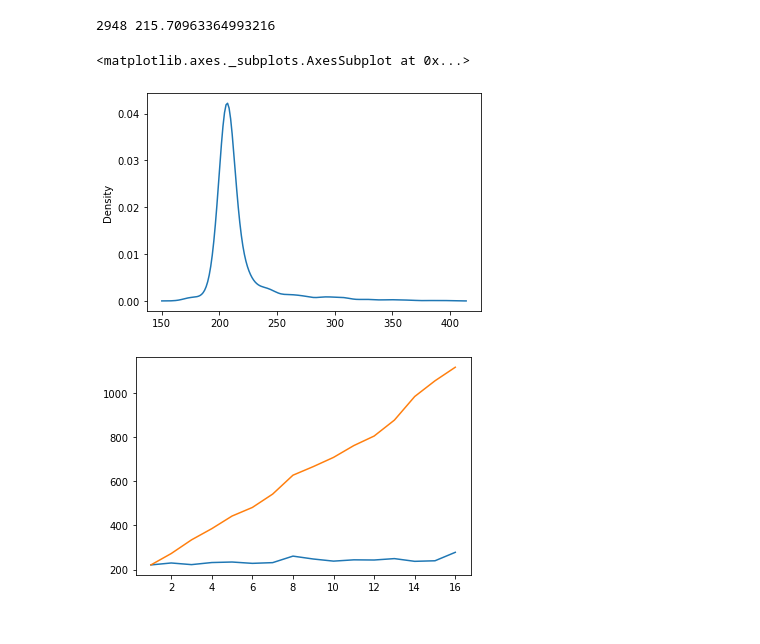
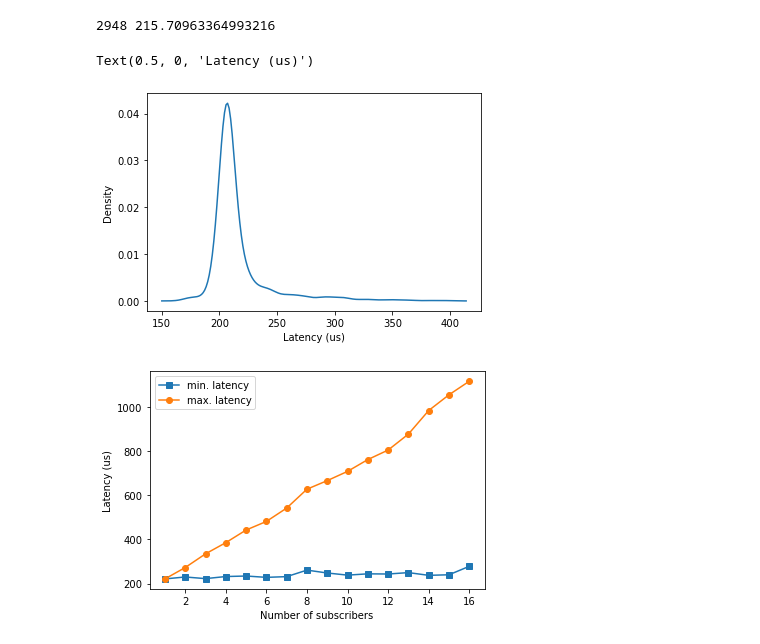
Before and after one commit to jkxjkx1031/ROS2-benchmark, a Jupyter notebook: experiments/stats/stats.ipynb, the cells around one changed output. Cells and saved outputs as stored; diff of their text form; code cells hidden in the pictures.

Commit message:
update plots

```diff
--- a/experiments/stats/stats.ipynb
+++ b/experiments/stats/stats.ipynb
@@ -1,18 +1,19 @@
 # %%
 import numpy as np
 import pandas as pd
 import matplotlib.pyplot as plt
 import seaborn as sns
 
 latency = np.loadtxt('../topic_test/latency_dist.txt')
 latency = np.extract(latency<400, latency)
 
 print(latency.shape[0], np.average(latency))
 sns.distplot(latency, hist=False)
+plt.xlabel('Latency (us)')
 # %% [output]
 2948 215.70963364993216
-<matplotlib.axes._subplots.AxesSubplot at 0x...>
+Text(0.5, 0, 'Latency (us)')
-[figure, old version]
+[figure, new version]
 # %%
 import numpy as np
 import matplotlib.pyplot as plot
@@ -20,11 +21,14 @@ import matplotlib.pyplot as plot
 lat = np.loadtxt('../topic_test/latency.txt')
 n = np.arange(1, 17)
 
-plt.plot(n, lat[:,0])
-plt.plot(n, lat[:,1])
+plt.plot(n, lat[:,0], marker='s')
+plt.plot(n, lat[:,1], marker='o')
+plt.xlabel('Number of subscribers')
+plt.ylabel('Latency (us)')
+plt.legend(['min. latency', 'max. latency'])
 plt.show()
 # %% [output]
-[figure, old version]
+[figure, new version]
 # %%
 import numpy as np
 import matplotlib.pyplot as plt
```
Also changed, not shown: parts of 4 cells of this notebook.
